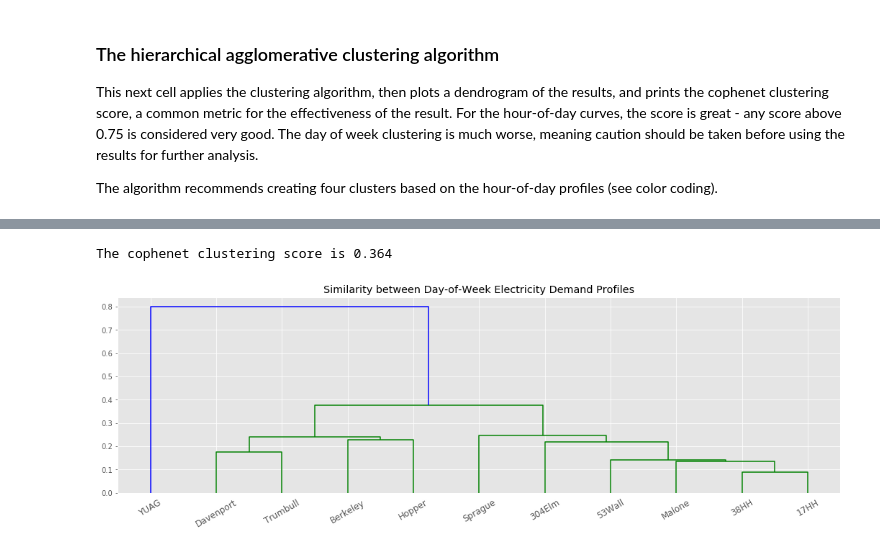
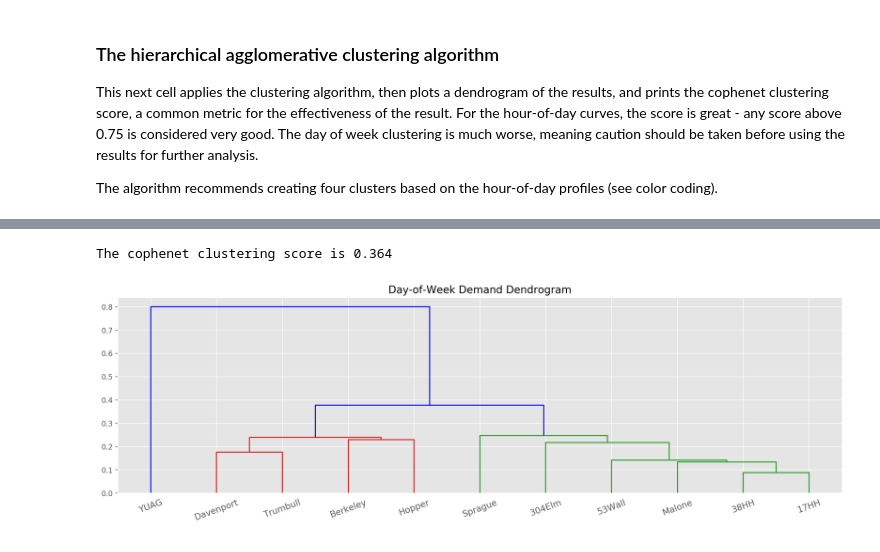
Before and after one commit to kevinkoste/university-load-forecasting, a Jupyter notebook: exploration/clustering.ipynb, the cells around one changed output, grey strips where cells are left out. Drawn from its saved outputs; the diff is of its cells as text; code cells hidden in the pictures.

```diff
--- a/exploration/clustering.ipynb
+++ b/exploration/clustering.ipynb
@@ -4,12 +4,11 @@ import numpy as np
 
 import matplotlib.pyplot as plt
 %matplotlib inline
-plt.style.use('ggplot')
+plt.style.use('fast')
 
 # clustering functions
 from sklearn.preprocessing import MinMaxScaler
-from scipy.cluster.hierarchy import linkage, dendrogram, cophenet, fcluster
-from scipy.spatial.distance import pdist
+from scipy.cluster import hierarchy
 
 import utility_functions as fn
 # %% [markdown]
@@ -41,17 +40,28 @@ This next cell applies the clustering algorithm, then plots a dendrogram of the
 The algorithm recommends creating four clusters based on the hour-of-day profiles (see color coding).
 # %%
 # create the hour-of-day linkage matrix hod_linkage
-hod_linkage = linkage(hour_of_day_norm.values.T,'average')
+hod_linkage = hierarchy.linkage(hour_of_day_norm.values.T,'average')
 labels = hour_of_day_norm.columns
 
 # plot the dendrogram
-plt.figure(figsize=(18, 5))
-dendrogram(hod_linkage,orientation='top',labels=labels,distance_sort='descending',)
-plt.xticks(rotation=30)
-plt.title('Similarity between Hour-of-Day Electricity Demand Profiles')
+fig, ax = plt.subplots(figsize=(18, 5),dpi=400)
+
+# plt.figure(figsize=(18, 5),dpi=200)
+hierarchy.dendrogram(hod_linkage,orientation='top',
+                     labels=labels,
+                     distance_sort='descending',
+                     color_threshold=1,
+                     ax=ax)
+
+hierarchy.set_link_color_palette(['tab:red', 'tab:green', 'tab:orange', 'tab:orange'])
+
+plt.title('Hour-of-Day Demand Dendrogram')
+
+# export figure
+fig.savefig('../figures/hour-of-day-dendrogram.png', bbox_inches='tight')
 
 # calculate the cophenetic correlation coefficient, a clustering evaluation metric (>0.75 is good)
-clustering_score, coph_dists = cophenet(hod_linkage, pdist(hour_of_day_norm.values.T))
+clustering_score, coph_dists = hierarchy.cophenet(hod_linkage, pdist(hour_of_day_norm.values.T))
 print('The cophenet clustering score is {}'.format(np.round(clustering_score,3)))
 # %% [output]
 The cophenet clustering score is 0.863
@@ -59,15 +69,16 @@ The cophenet clustering score is 0.863
 # %%
 # repeat the process for the average day-of-week data
-dow_linkage = linkage(day_of_week_norm.values.T,'average')
+dow_linkage = hierarchy.linkage(day_of_week_norm.values.T,'average')
 labels = day_of_week_norm.columns
 
-plt.figure(figsize=(18,5))
-dendrogram(dow_linkage,orientation='top',labels=labels,distance_sort='descending')
-plt.xticks(rotation=30)
-plt.title('Similarity between Day-of-Week Electricity Demand Profiles')
+plt.figure(figsize=(18,5),dpi=200)
+hierarchy.set_link_color_palette(['tab:red', 'tab:green', 'tab:blue', 'tab:orange'])
+hierarchy.dendrogram(dow_linkage,orientation='top',labels=labels,distance_sort='descending',color_threshold=0.3)
+plt.xticks(rotation=20)
+plt.title('Day-of-Week Demand Dendrogram')
 
-clustering_score, coph_dists = cophenet(dow_linkage, pdist(hour_of_day_norm.values.T))
+clustering_score, coph_dists = hierarchy.cophenet(dow_linkage, pdist(hour_of_day_norm.values.T))
 print('The cophenet clustering score is {}'.format(np.round(clustering_score,3)))
 # %% [output]
 The cophenet clustering score is 0.364
-[figure, old version]
+[figure, new version]
```
Also changed, not shown: parts of 5 cells of this notebook, 14 other files.
